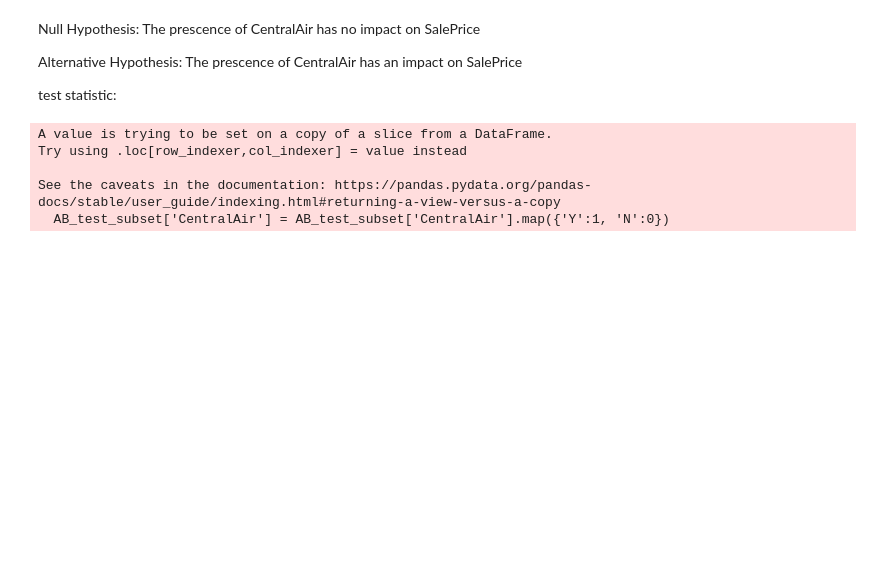
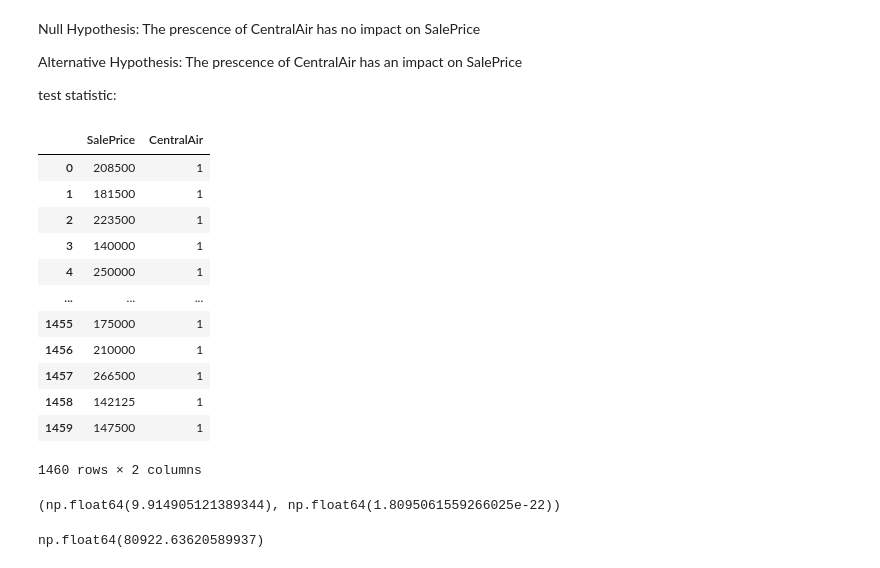
Before and after one commit to DylanWhitmire/Data110-Final-Project, a Jupyter notebook: Final.ipynb, the cells around one changed output. Drawn from its saved outputs; the diff is of its cells as text; code cells hidden in the pictures; blank space fills up the shorter version.

```diff
--- a/Final.ipynb
+++ b/Final.ipynb
@@ -209,11 +208,20 @@ Alternative Hypothesis: The prescence of CentralAir has an impact on SalePrice
 
 test statistic:
 # %%
-AB_test_subset = housingPrices[['SalePrice','CentralAir']]
+AB_test_subset = housingPrices[['SalePrice','CentralAir']].copy()
 AB_test_subset['CentralAir'] = AB_test_subset['CentralAir'].map({'Y':1, 'N':0})
+AB_test_subset
 # %% [output]
+|  | SalePrice | CentralAir |
+| 0 | 208500 | 1 |
+| 1 | 181500 | 1 |
+| 2 | 223500 | 1 |
+| 3 | 140000 | 1 |
+| 4 | 250000 | 1 |
+| ... | ... | ... |
+| 1455 | 175000 | 1 |
+| 1456 | 210000 | 1 |
+| 1457 | 266500 | 1 |
+| 1458 | 142125 | 1 |
+| 1459 | 147500 | 1 |
-A value is trying to be set on a copy of a slice from a DataFrame.
-Try using .loc[row_indexer,col_indexer] = value instead
-
-See the caveats in the documentation: https://pandas.pydata.org/pandas-docs/stable/user_guide/indexing.html#returning-a-view-versus-a-copy
-  AB_test_subset['CentralAir'] = AB_test_subset['CentralAir'].map({'Y':1, 'N':0})
+1460 rows × 2 columns
@@ -219,0 +231,12 @@ See the caveats in the documentation: https://pandas.pydata.org/pandas-docs/stab
+# %%
+from scipy.stats import ttest_ind
+
+t_stat, p_value = ttest_ind(group_yes, group_no)
+t_stat, p_value
+# %% [output]
+(np.float64(9.914905121389344), np.float64(1.8095061559266025e-22))
+# %%
+mean_diff = group_yes.mean() - group_no.mean()
+mean_diff
+# %% [output]
+np.float64(80922.63620589937)
```
Also changed, not shown: parts of 3 cells of this notebook.
